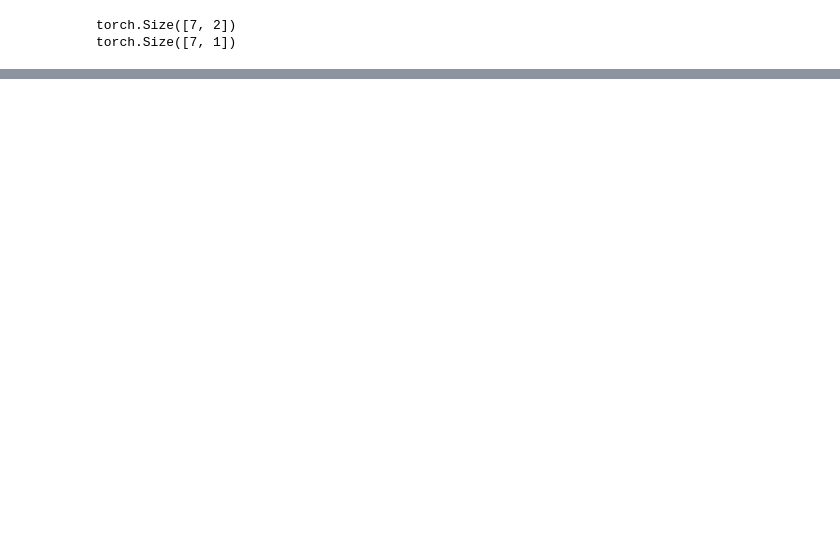
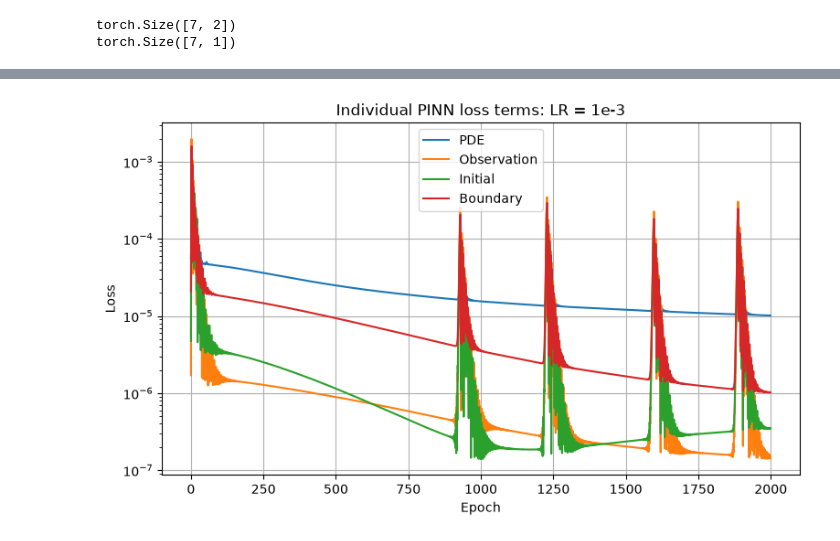
Before and after one commit to TensorFluids/HeatEq-PINN, a Jupyter notebook: notebook.ipynb, the cells around one changed output, grey strips where cells are left out. Drawn from its saved outputs; the diff is of its cells as text; code cells hidden in the pictures; blank space fills up the shorter version.

```diff
--- a/notebook.ipynb
+++ b/notebook.ipynb
@@ -282,0 +378,22 @@ torch.Size([7, 1])
+# %%
+# turn the residual_PDE into a scalar loss
+loss_PDE = torch.mean(residual_PDE**2)
+
+# construct observation loss
+residual_obs = model(xt_obs_t) - u_obs_t
+loss_obs = torch.mean(residual_obs**2)
+
+# construct IC loss
+residual_ic = model(xt_init_t) - u_init_t
+loss_ic = torch.mean(residual_ic**2)
+
+# construct leftBC loss
+residual_leftBC = model(xt_leftBC_t) - u_leftBC_t
+loss_leftBC = torch.mean(residual_leftBC**2)
+
+# construct rightBC loss
+residual_rightBC = model(xt_rightBC_t) - u_rightBC_t
+loss_rightBC = torch.mean(residual_rightBC**2)
+
+#combined boundary loss
+loss_BC = (loss_leftBC + loss_rightBC) / 2
@@ -282,0 +528,14 @@ torch.Size([7, 1])
+# %%
+plt.figure(figsize=(9, 5))
+
+for name, values in loss_components.items():
+    plt.semilogy(values, label=name)
+
+plt.xlabel("Epoch")
+plt.ylabel("Loss")
+plt.title("Individual PINN loss terms: LR = 1e-3")
+plt.grid(True)
+plt.legend()
+plt.show()
+# %% [output]
+[figure, added]
```
Also changed, not shown: parts of 22 cells of this notebook, 1 other file.
